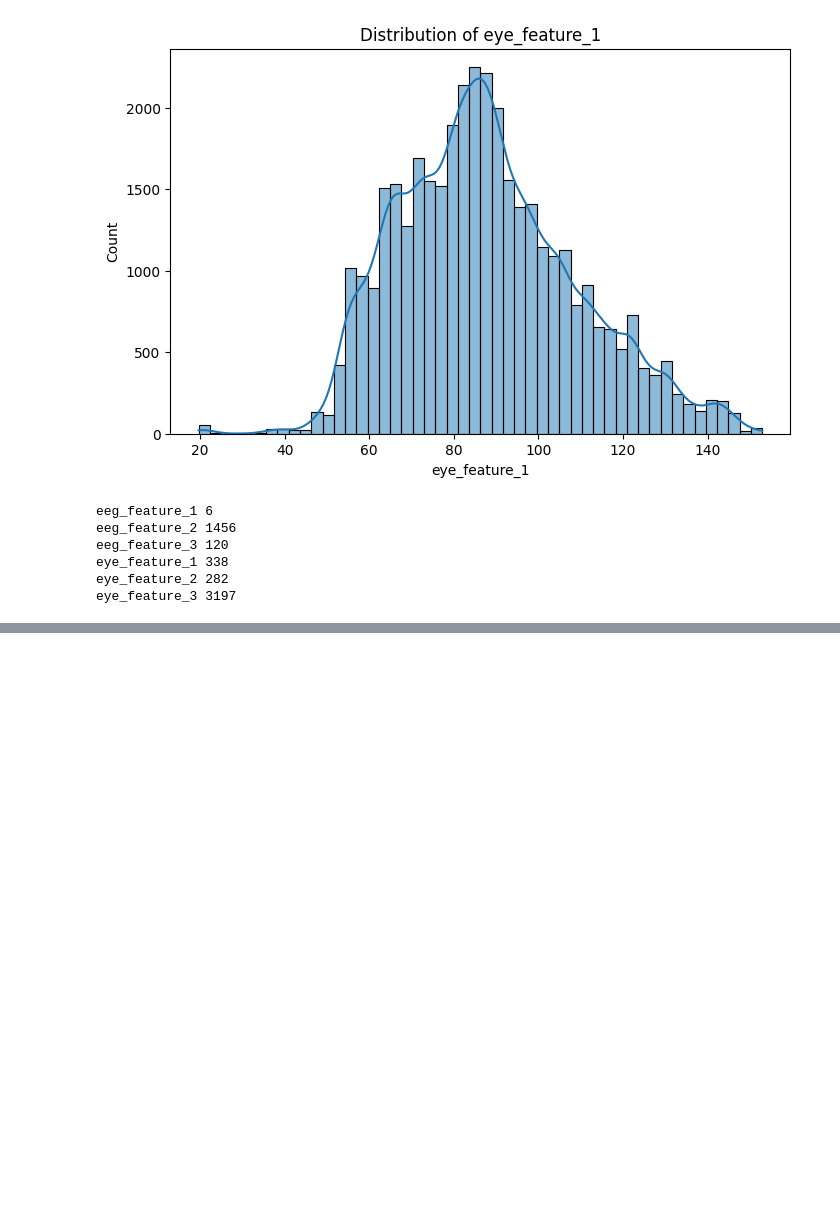
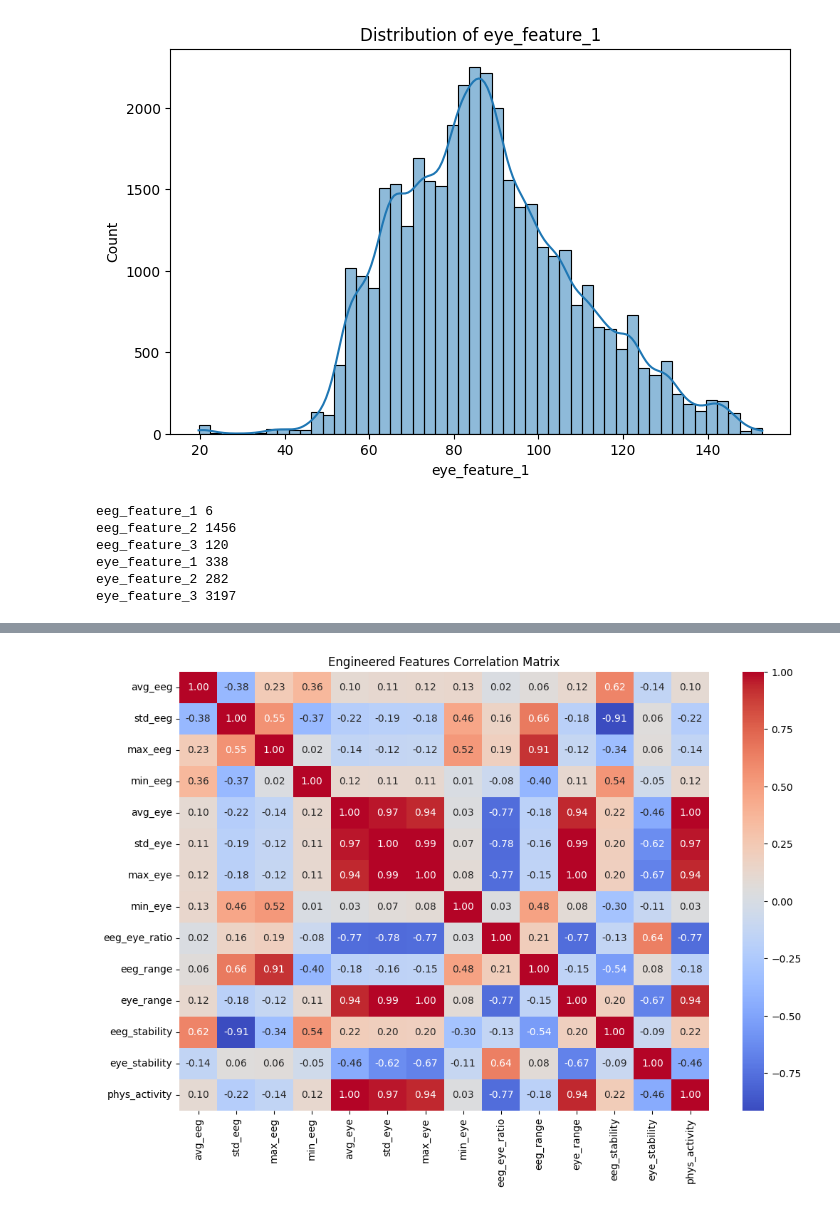
Before and after one commit to Gresita/NeuroSense, a Jupyter notebook: data/preprocessing/Preprocessing.ipynb, the cells around one changed output, grey strips where cells are left out. Saved outputs shown, nothing was run; the diff lists cells and outputs as text; code cells hidden in the pictures; blank space fills up the shorter version.

Commit message:
Complete preprocessing pipeline and PCA analysis

```diff
--- a/data/preprocessing/Preprocessing.ipynb
+++ b/data/preprocessing/Preprocessing.ipynb
@@ -433,0 +466,8 @@ eye_feature_3 3197
+# %%
+df["eeg_range"] = df["max_eeg"] - df["min_eeg"]
+df["eye_range"] = df["max_eye"] - df["min_eye"]
+
+df["eeg_stability"] = df["avg_eeg"] / (df["std_eeg"] + 1e-6)
+df["eye_stability"] = df["avg_eye"] / (df["std_eye"] + 1e-6)
+
+df["phys_activity"] = df["avg_eeg"] + df["avg_eye"]
@@ -433,0 +492,36 @@ eye_feature_3 3197
+# %%
+#Correlation Analysis & Feature Importance
+
+engineered_features = [
+    "avg_eeg",
+    "std_eeg",
+    "max_eeg",
+    "min_eeg",
+    "avg_eye",
+    "std_eye",
+    "max_eye",
+    "min_eye",
+    "eeg_eye_ratio",
+    "eeg_range",
+    "eye_range",
+    "eeg_stability",
+    "eye_stability",
+    "phys_activity"
+]
+
+corr = df[engineered_features].corr()
+
+plt.figure(figsize=(12,8))
+
+sns.heatmap(
+    corr,
+    annot=True,
+    cmap="coolwarm",
+    fmt=".2f"
+)
+
+plt.title("Engineered Features Correlation Matrix")
+
+plt.show()
+# %% [output]
+[figure, added]
```
Also changed, not shown: parts of 5 cells of this notebook.
